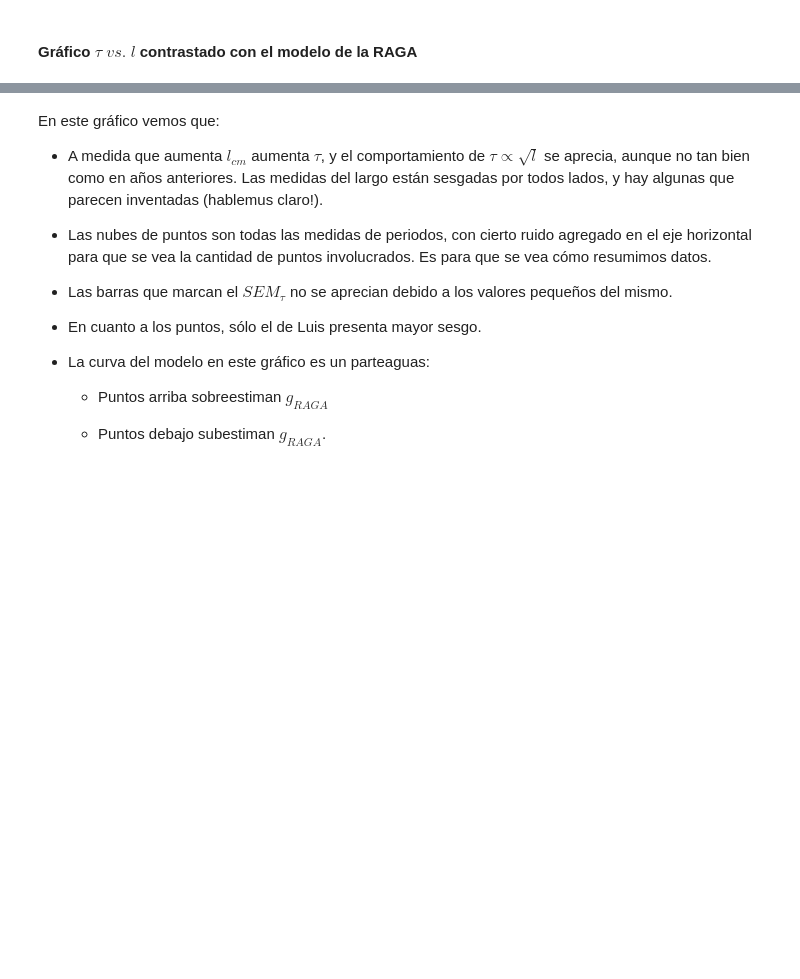
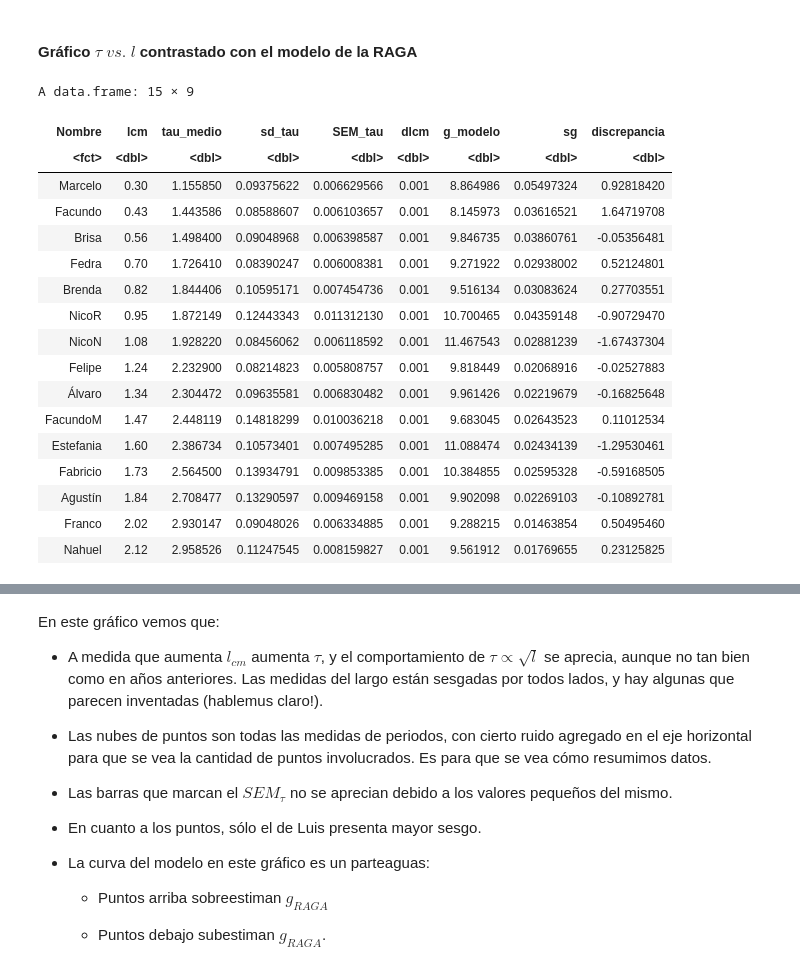
Before and after one commit to juanpabloderosas/FexpI, a Jupyter notebook: Análisis de Datos/Labo2/AnDatosLabo2.ipynb, the cells around one changed output, grey strips where cells are left out. Drawn from its saved outputs; the diff is of its cells as text; code cells hidden in the pictures; blank space fills up the shorter version.

```diff
--- a/Análisis de Datos/Labo2/AnDatosLabo2.ipynb
+++ b/Análisis de Datos/Labo2/AnDatosLabo2.ipynb
@@ -608,6 +594,27 @@ l <- seq(0.25,max(dr$lcm) + 0.05 ,0.01)
 tau_modelo <- 2*pi*sqrt(l/gRAGA)
 
 modelo <- data.frame(l, tau_modelo)
+# %%
+dr
+# %% [output]
+A data.frame: 15 × 9
+| Nombre | lcm | tau_medio | sd_tau | SEM_tau | dlcm | g_modelo | sg | discrepancia |
+| <fct> | <dbl> | <dbl> | <dbl> | <dbl> | <dbl> | <dbl> | <dbl> | <dbl> |
+| Marcelo | 0.30 | 1.155850 | 0.09375622 | 0.006629566 | 0.001 | 8.864986 | 0.05497324 | 0.92818420 |
+| Facundo | 0.43 | 1.443586 | 0.08588607 | 0.006103657 | 0.001 | 8.145973 | 0.03616521 | 1.64719708 |
+| Brisa | 0.56 | 1.498400 | 0.09048968 | 0.006398587 | 0.001 | 9.846735 | 0.03860761 | -0.05356481 |
+| Fedra | 0.70 | 1.726410 | 0.08390247 | 0.006008381 | 0.001 | 9.271922 | 0.02938002 | 0.52124801 |
+| Brenda | 0.82 | 1.844406 | 0.10595171 | 0.007454736 | 0.001 | 9.516134 | 0.03083624 | 0.27703551 |
+| NicoR | 0.95 | 1.872149 | 0.12443343 | 0.011312130 | 0.001 | 10.700465 | 0.04359148 | -0.90729470 |
+| NicoN | 1.08 | 1.928220 | 0.08456062 | 0.006118592 | 0.001 | 11.467543 | 0.02881239 | -1.67437304 |
+| Felipe | 1.24 | 2.232900 | 0.08214823 | 0.005808757 | 0.001 | 9.818449 | 0.02068916 | -0.02527883 |
+| Álvaro | 1.34 | 2.304472 | 0.09635581 | 0.006830482 | 0.001 | 9.961426 | 0.02219679 | -0.16825648 |
+| FacundoM | 1.47 | 2.448119 | 0.14818299 | 0.010036218 | 0.001 | 9.683045 | 0.02643523 | 0.11012534 |
+| Estefania | 1.60 | 2.386734 | 0.10573401 | 0.007495285 | 0.001 | 11.088474 | 0.02434139 | -1.29530461 |
+| Fabricio | 1.73 | 2.564500 | 0.13934791 | 0.009853385 | 0.001 | 10.384855 | 0.02595328 | -0.59168505 |
+| Agustín | 1.84 | 2.708477 | 0.13290597 | 0.009469158 | 0.001 | 9.902098 | 0.02269103 | -0.10892781 |
+| Franco | 2.02 | 2.930147 | 0.09048026 | 0.006334885 | 0.001 | 9.288215 | 0.01463854 | 0.50495460 |
+| Nahuel | 2.12 | 2.958526 | 0.11247545 | 0.008159827 | 0.001 | 9.561912 | 0.01769655 | 0.23125825 |
 # %%
 gtutti <- ggplot() +
 
```
Also changed, not shown: parts of 10 cells of this notebook, 1 other file.
